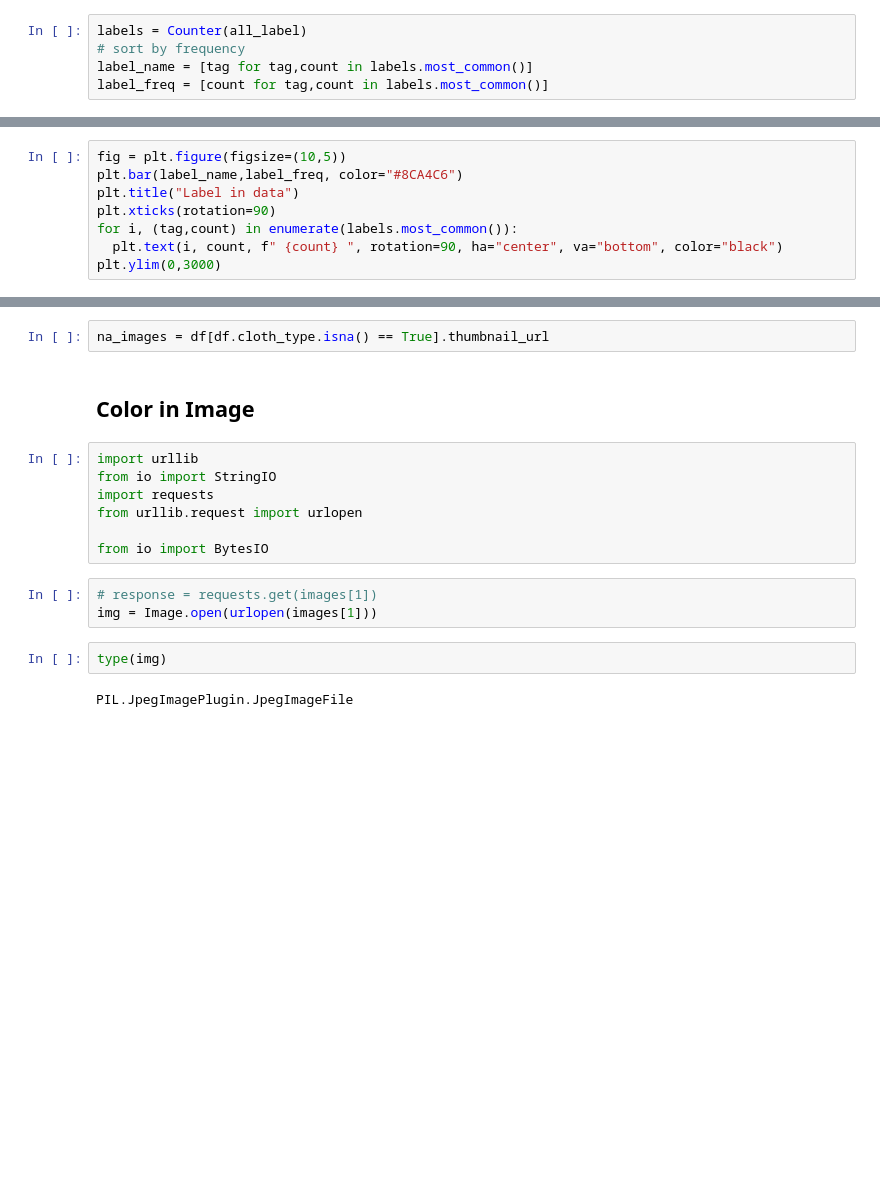
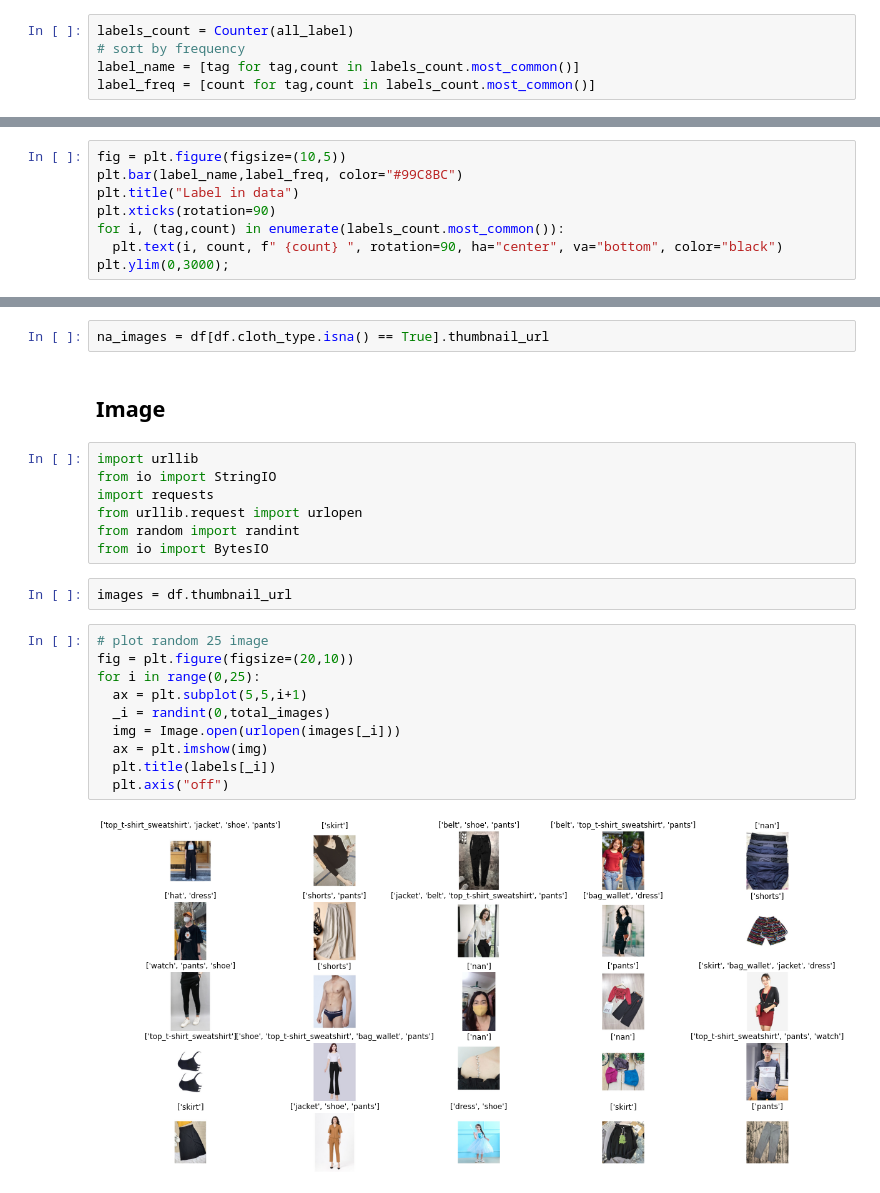
Before and after one commit to truongthuanr/transfer, a Jupyter notebook: 08_SSSMarket_truongthuan.ipynb, the cells around one changed output, grey strips where cells are left out. Saved outputs shown, nothing was run; the diff lists cells and outputs as text; blank space fills up the shorter version.

```diff
--- a/08_SSSMarket_truongthuan.ipynb
+++ b/08_SSSMarket_truongthuan.ipynb
@@ -64,7 +62,7 @@ labels = [item if type(item) == list else [str(item)] for item in labels]
 # %%
 all_label = [label for sub in labels for label in sub]
 # %%
-labels = Counter(all_label)
+labels_count = Counter(all_label)
 # sort by frequency
-label_name = [tag for tag,count in labels.most_common()]
-label_freq = [count for tag,count in labels.most_common()]
+label_name = [tag for tag,count in labels_count.most_common()]
+label_freq = [count for tag,count in labels_count.most_common()]
@@ -72,10 +95,10 @@ label_freq = [count for tag,count in labels.most_common()]
 Whichs are the tops used label?
 # %%
 fig = plt.figure(figsize=(10,5))
-plt.bar(label_name,label_freq, color="#8CA4C6")
+plt.bar(label_name,label_freq, color="#99C8BC")
 plt.title("Label in data")
 plt.xticks(rotation=90)
-for i, (tag,count) in enumerate(labels.most_common()):
+for i, (tag,count) in enumerate(labels_count.most_common()):
   plt.text(i, count, f" {count} ", rotation=90, ha="center", va="bottom", color="black")
-plt.ylim(0,3000)
+plt.ylim(0,3000);
 # %% [output]
@@ -86,18 +108,25 @@ Why is na label?
 # %%
 na_images = df[df.cloth_type.isna() == True].thumbnail_url
 # %% [markdown]
-## Color in Image
+## Image
 # %%
 import urllib
 from io import StringIO
 import requests
 from urllib.request import urlopen
-
+from random import randint
 from io import BytesIO
-# %%
-# response = requests.get(images[1])
-img = Image.open(urlopen(images[1]))
-# %%
-type(img)
-# %% [output]
-PIL.JpegImagePlugin.JpegImageFile
+# %%
+images = df.thumbnail_url
+# %%
+# plot random 25 image
+fig = plt.figure(figsize=(20,10))
+for i in range(0,25):
+  ax = plt.subplot(5,5,i+1)
+  _i = randint(0,total_images)
+  img = Image.open(urlopen(images[_i]))
+  ax = plt.imshow(img)
+  plt.title(labels[_i])
+  plt.axis("off")
+# %% [output]
+[figure, added]
```
Also changed, not shown: parts of 6 cells of this notebook.
